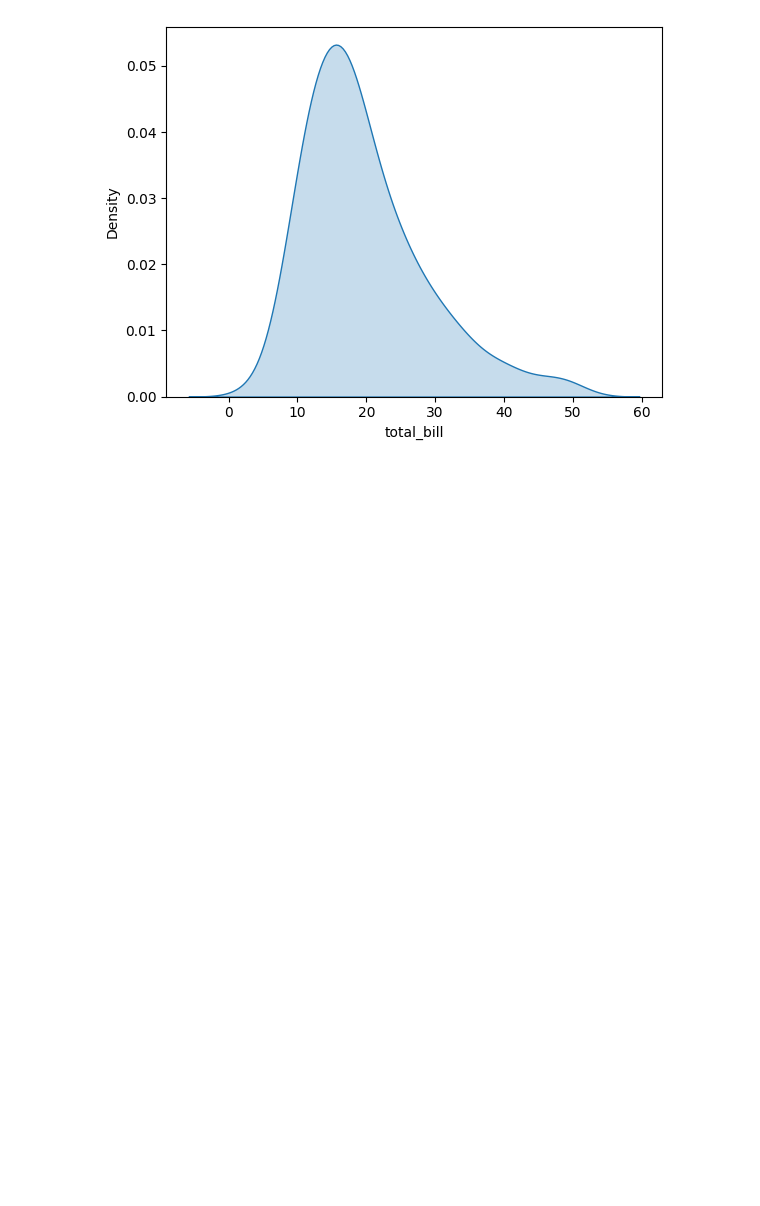
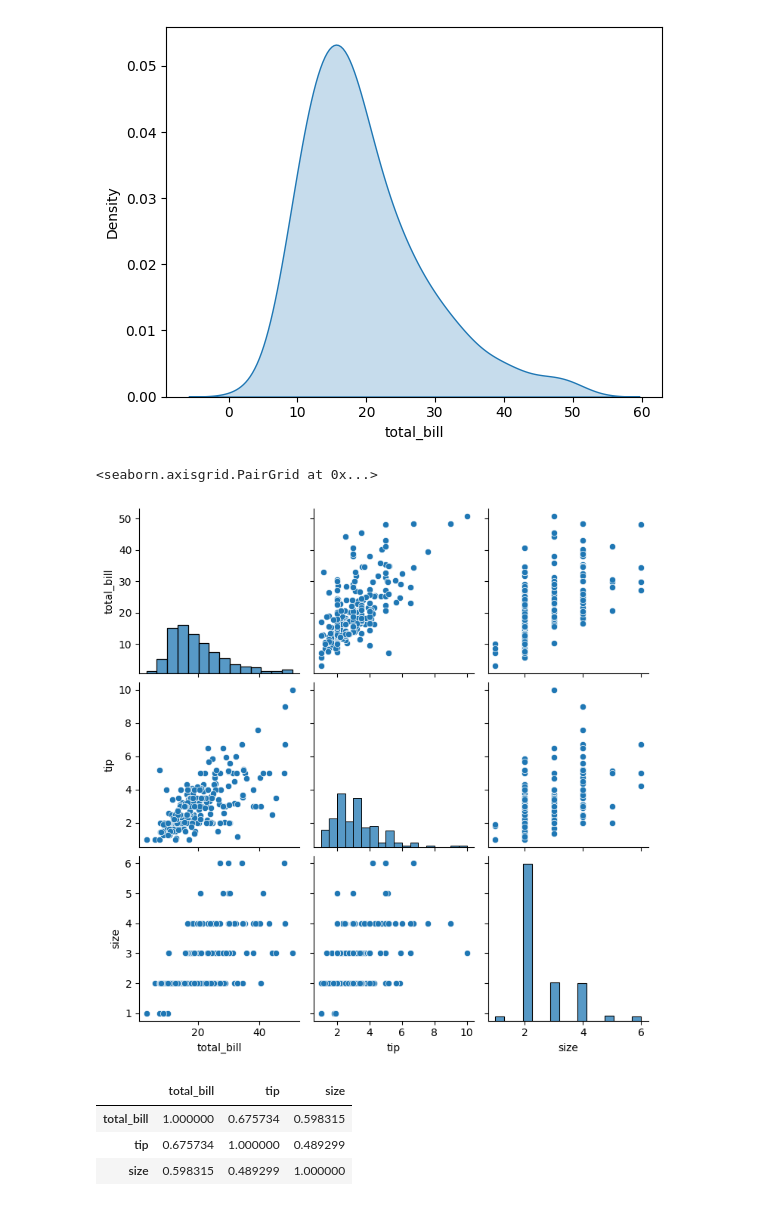
Before and after one commit to AbhishekMankame/machine_learning_tutorial, a Jupyter notebook: PYTHON/Data analysis with Python/data_visualization_with_seaborn.ipynb, the cells around one changed output. Saved outputs shown, nothing was run; the diff lists cells and outputs as text; code cells hidden in the pictures; blank space fills up the shorter version.

Commit message:
pairplot and heatmap update

```diff
--- a/PYTHON/Data analysis with Python/data_visualization_with_seaborn.ipynb
+++ b/PYTHON/Data analysis with Python/data_visualization_with_seaborn.ipynb
@@ -102,3 +102,18 @@ This will become an error in seaborn v0.14.0; please update your code.
   sns.kdeplot(tips['total_bill'],shade=True,fill=True)
 <Axes: xlabel='total_bill', ylabel='Density'>
 [figure]
+# %%
+# Pairplot
+sns.pairplot(tips)
+# %% [output]
+<seaborn.axisgrid.PairGrid at 0x...>
+[figure, added]
+# %%
+## Heatmap
+corr=tips[['total_bill','tip','size']].corr()
+corr
+# %% [output]
+|  | total_bill | tip | size |
+| total_bill | 1.000000 | 0.675734 | 0.598315 |
+| tip | 0.675734 | 1.000000 | 0.489299 |
+| size | 0.598315 | 0.489299 | 1.000000 |
```
Also changed, not shown: parts of 2 cells of this notebook.
